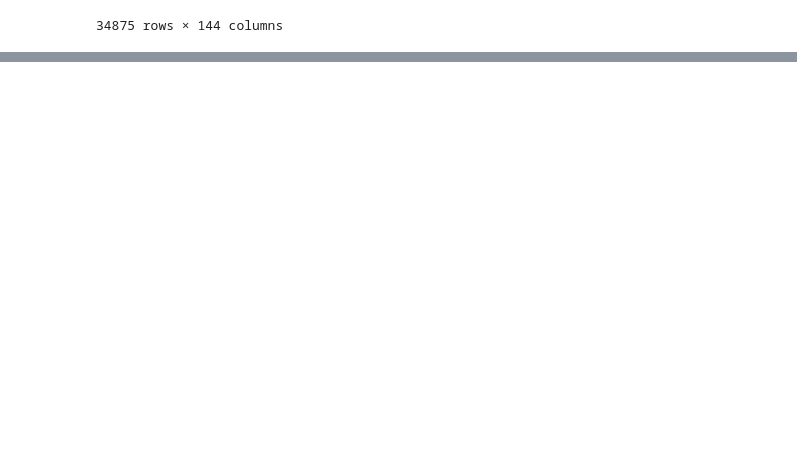
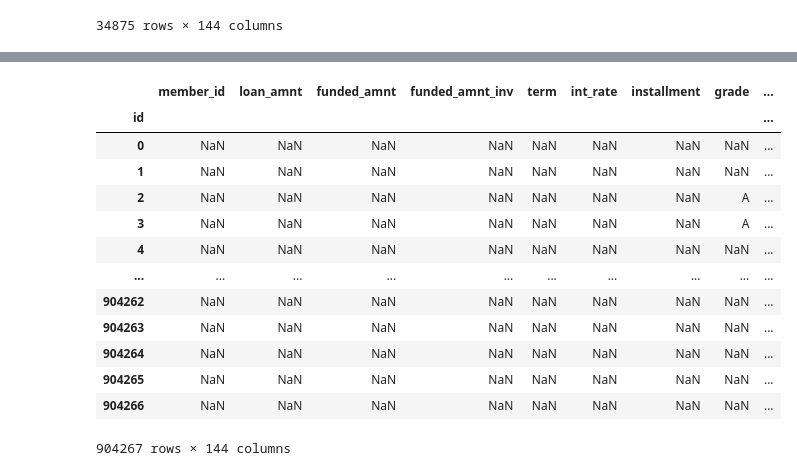
Before and after one commit to ashen007/pandas_data_analysis, a Jupyter notebook: v_2/c_2.ipynb, the cells around one changed output, grey strips where cells are left out. Cells and saved outputs as stored; diff of their text form; code cells hidden in the pictures; blank space fills up the shorter version.

```diff
--- a/v_2/c_2.ipynb
+++ b/v_2/c_2.ipynb
@@ -257,0 +276,18 @@ train[(train['grade'] == 'A') & (train['sub_grade'] == 'A1')]
+# %%
+# multiple condition in isin
+train[train.isin({'emp_title':['Human Resources Director'], 'grade':['A']})]
+# %% [output]
+|  | member_id | loan_amnt | funded_amnt | funded_amnt_inv | term | int_rate | installment | grade | ... |
+| id |  |  |  |  |  |  |  |  | ... |
+| 0 | NaN | NaN | NaN | NaN | NaN | NaN | NaN | NaN | ... |
+| 1 | NaN | NaN | NaN | NaN | NaN | NaN | NaN | NaN | ... |
+| 2 | NaN | NaN | NaN | NaN | NaN | NaN | NaN | A | ... |
+| 3 | NaN | NaN | NaN | NaN | NaN | NaN | NaN | A | ... |
+| 4 | NaN | NaN | NaN | NaN | NaN | NaN | NaN | NaN | ... |
+| ... | ... | ... | ... | ... | ... | ... | ... | ... | ... |
+| 904262 | NaN | NaN | NaN | NaN | NaN | NaN | NaN | NaN | ... |
+| 904263 | NaN | NaN | NaN | NaN | NaN | NaN | NaN | NaN | ... |
+| 904264 | NaN | NaN | NaN | NaN | NaN | NaN | NaN | NaN | ... |
+| 904265 | NaN | NaN | NaN | NaN | NaN | NaN | NaN | NaN | ... |
+| 904266 | NaN | NaN | NaN | NaN | NaN | NaN | NaN | NaN | ... |
+904267 rows × 144 columns
```
Also changed, not shown: parts of 1 cell of this notebook.
